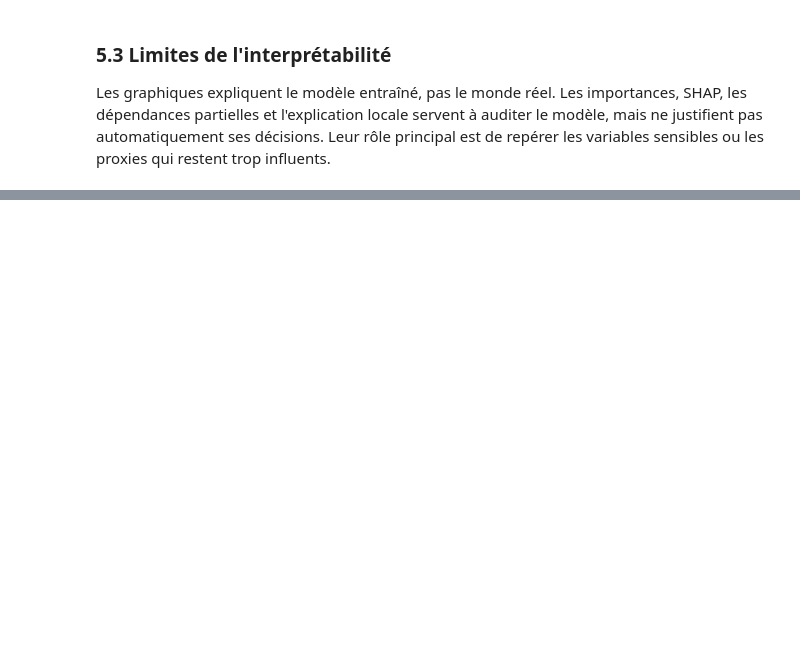
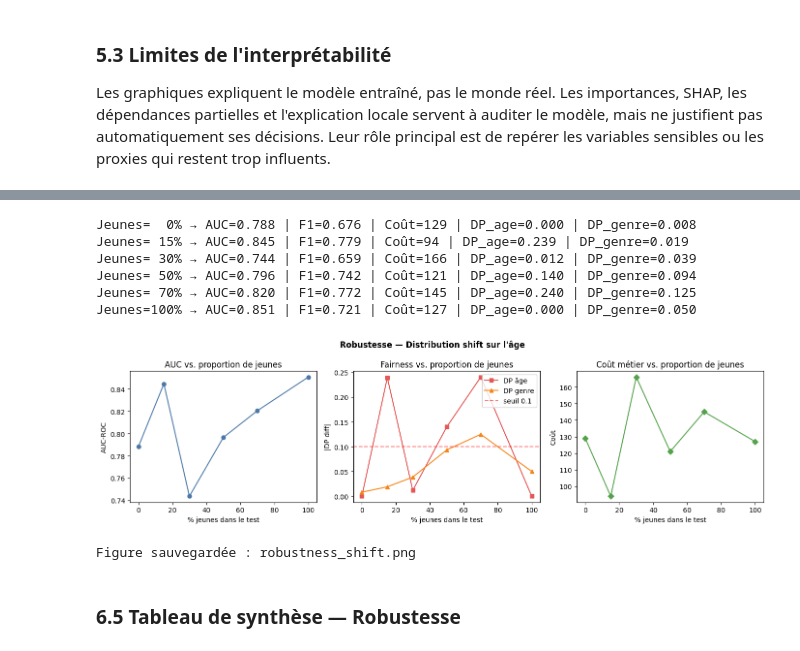
Before and after one commit to lounishamroun/credit-data-fairness, a Jupyter notebook: notebooks/fairness_notebook_Lina.ipynb, the cells around one changed output, grey strips where cells are left out. Saved outputs shown, nothing was run; the diff lists cells and outputs as text; code cells hidden in the pictures; blank space fills up the shorter version.

```diff
--- a/notebooks/fairness_notebook_Lina.ipynb
+++ b/notebooks/fairness_notebook_Lina.ipynb
@@ -1225,0 +1396,68 @@ Les graphiques expliquent le modèle entraîné, pas le monde réel. Les importa
+# %%
+young_fractions = [0.0, 0.15, 0.30, 0.50, 0.70, 1.0]
+n_test = len(y_test)
+
+idx_young  = np.where(age_test == 0)[0]   # jeunes
+idx_senior = np.where(age_test == 1)[0]   # seniors
+
+shift_results = []
+for frac_young in young_fractions:
+    n_young  = int(round(frac_young * n_test))
+    n_senior = n_test - n_young
+
+    chosen_young  = rng.choice(idx_young,  size=n_young,  replace=True)
+    chosen_senior = rng.choice(idx_senior, size=n_senior, replace=True)
+    chosen = np.concatenate([chosen_young, chosen_senior])
+    rng.shuffle(chosen)
+
+    X_shift = X_test[chosen]
+    y_shift = y_test[chosen]
+    a_shift = age_test[chosen]
+    g_shift = gender_test[chosen]
+
+    y_pred = model.predict(X_shift)
+    y_prob = model.predict_proba(X_shift)[:, 1]
+    auc  = roc_auc_score(y_shift, y_prob)
+    f1   = f1_score(y_shift, y_pred, average='macro')
+    cost = cost_matrix_score(y_shift, y_pred)
+    dp_age    = demographic_parity_difference(y_shift, y_pred, sensitive_features=a_shift)
+    dp_gender = demographic_parity_difference(y_shift, y_pred, sensitive_features=g_shift)
+    res = {'label': f'{int(frac_young*100)}% jeunes', 'AUC': auc, 'F1': f1,
+           'Coût': cost, 'DP_age': dp_age, 'DP_gender': dp_gender}
+    shift_results.append(res)
+    print(f"Jeunes={int(frac_young*100):3d}% → AUC={auc:.3f} | F1={f1:.3f} | "
+          f"Coût={cost} | DP_age={dp_age:.3f} | DP_genre={dp_gender:.3f}")
+
+shift_df = pd.DataFrame(shift_results).set_index('label')
+
+fig, axes = plt.subplots(1, 3, figsize=(14, 4))
+fracs_pct = [f*100 for f in young_fractions]
+
+axes[0].plot(fracs_pct, shift_df['AUC'], marker='o', color='#4C78A8')
+axes[0].set_title('AUC vs. proportion de jeunes'); axes[0].set_xlabel('% jeunes dans le test'); axes[0].set_ylabel('AUC-ROC')
+
+axes[1].plot(fracs_pct, shift_df['DP_age'].abs(), marker='s', color='#E45756', label='DP âge')
+axes[1].plot(fracs_pct, shift_df['DP_gender'].abs(), marker='^', color='#F58518', label='DP genre')
+axes[1].axhline(0.1, color='red', linestyle='--', alpha=0.5, label='seuil 0.1')
+axes[1].set_title('Fairness vs. proportion de jeunes'); axes[1].set_xlabel('% jeunes dans le test'); axes[1].set_ylabel('|DP diff|')
+axes[1].legend()
+
+axes[2].plot(fracs_pct, shift_df['Coût'], marker='D', color='#54A24B')
+axes[2].set_title('Coût métier vs. proportion de jeunes'); axes[2].set_xlabel('% jeunes dans le test'); axes[2].set_ylabel('Coût')
+
+plt.suptitle('Robustesse — Distribution shift sur l\'âge', fontweight='bold')
+plt.tight_layout()
+plt.savefig('robustness_shift.png', dpi=150, bbox_inches='tight')
+plt.show()
+print('Figure sauvegardée : robustness_shift.png')
+# %% [output]
+Jeunes=  0% → AUC=0.788 | F1=0.676 | Coût=129 | DP_age=0.000 | DP_genre=0.008
+Jeunes= 15% → AUC=0.845 | F1=0.779 | Coût=94 | DP_age=0.239 | DP_genre=0.019
+Jeunes= 30% → AUC=0.744 | F1=0.659 | Coût=166 | DP_age=0.012 | DP_genre=0.039
+Jeunes= 50% → AUC=0.796 | F1=0.742 | Coût=121 | DP_age=0.140 | DP_genre=0.094
+Jeunes= 70% → AUC=0.820 | F1=0.772 | Coût=145 | DP_age=0.240 | DP_genre=0.125
+Jeunes=100% → AUC=0.851 | F1=0.721 | Coût=127 | DP_age=0.000 | DP_genre=0.050
+[figure, added]
+Figure sauvegardée : robustness_shift.png
+# %% [markdown]
+### 6.5 Tableau de synthèse — Robustesse
```
Also changed, not shown: parts of 11 cells of this notebook, 4 other files.
